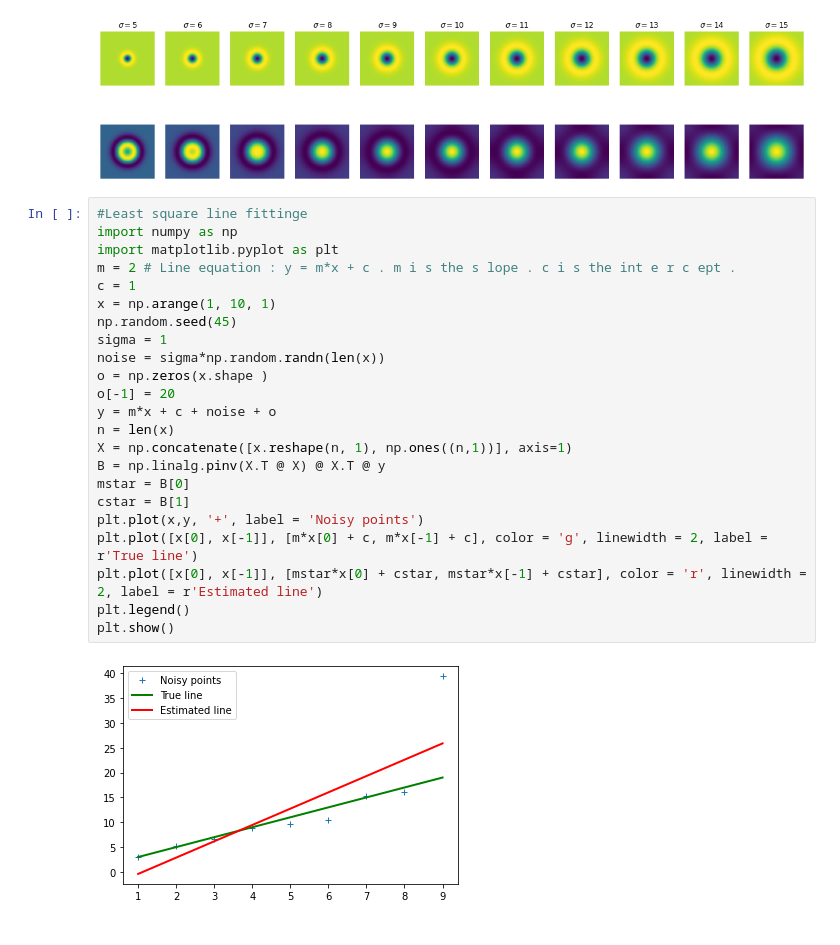
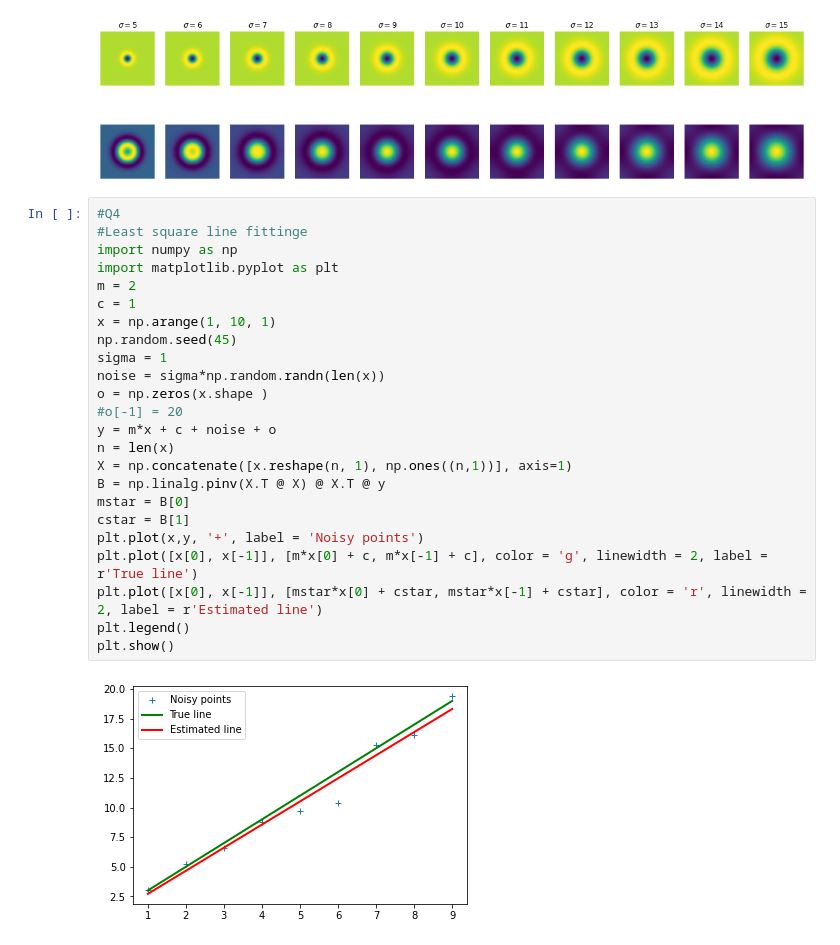
Before and after one commit to NaduniDamsariLiyanage/en_2550, a Jupyter notebook: exercise5.ipynb, the cells around one changed output. Drawn from its saved outputs; the diff is of its cells as text.

```diff
--- a/exercise5.ipynb
+++ b/exercise5.ipynb
@@ -73,28 +73,29 @@ print(sigmas[indices[2]])
 10
 [figure]
 # %%
+#Q4
 #Least square line fittinge
 import numpy as np
 import matplotlib.pyplot as plt
-m = 2 # Line equation : y = m*x + c . m i s the s lope . c i s the int e r c ept .
+m = 2
 c = 1
 x = np.arange(1, 10, 1)
 np.random.seed(45)
 sigma = 1
 noise = sigma*np.random.randn(len(x))
 o = np.zeros(x.shape )
-o[-1] = 20
+#o[-1] = 20
 y = m*x + c + noise + o
 n = len(x)
 X = np.concatenate([x.reshape(n, 1), np.ones((n,1))], axis=1)
 B = np.linalg.pinv(X.T @ X) @ X.T @ y
 mstar = B[0]
 cstar = B[1]
 plt.plot(x,y, '+', label = 'Noisy points')
 plt.plot([x[0], x[-1]], [m*x[0] + c, m*x[-1] + c], color = 'g', linewidth = 2, label = r'True line')
 plt.plot([x[0], x[-1]], [mstar*x[0] + cstar, mstar*x[-1] + cstar], color = 'r', linewidth = 2, label = r'Estimated line')
 plt.legend()
 plt.show()
 # %% [output]
-[figure, old version]
+[figure, new version]
 # %%
```
Also changed, not shown: parts of 1 cell of this notebook.
